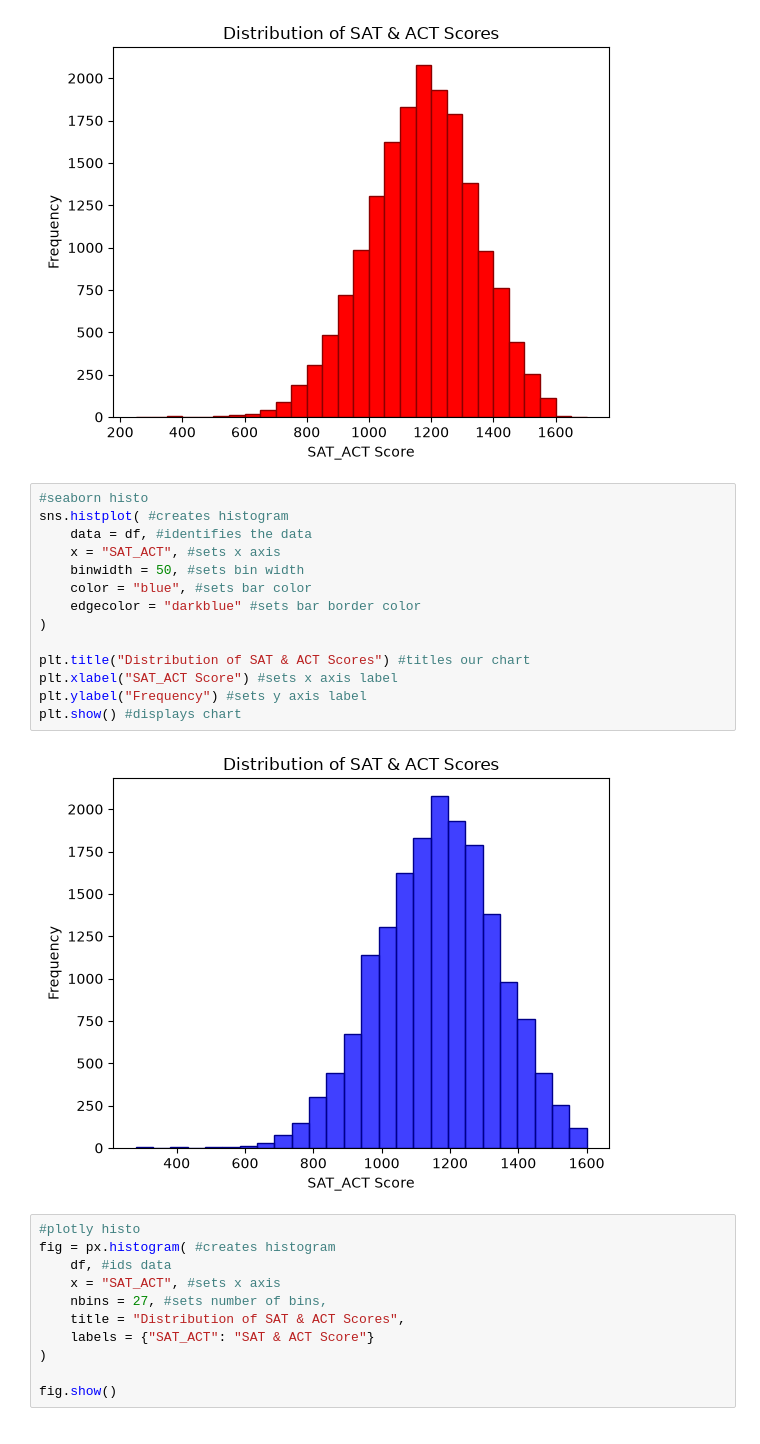
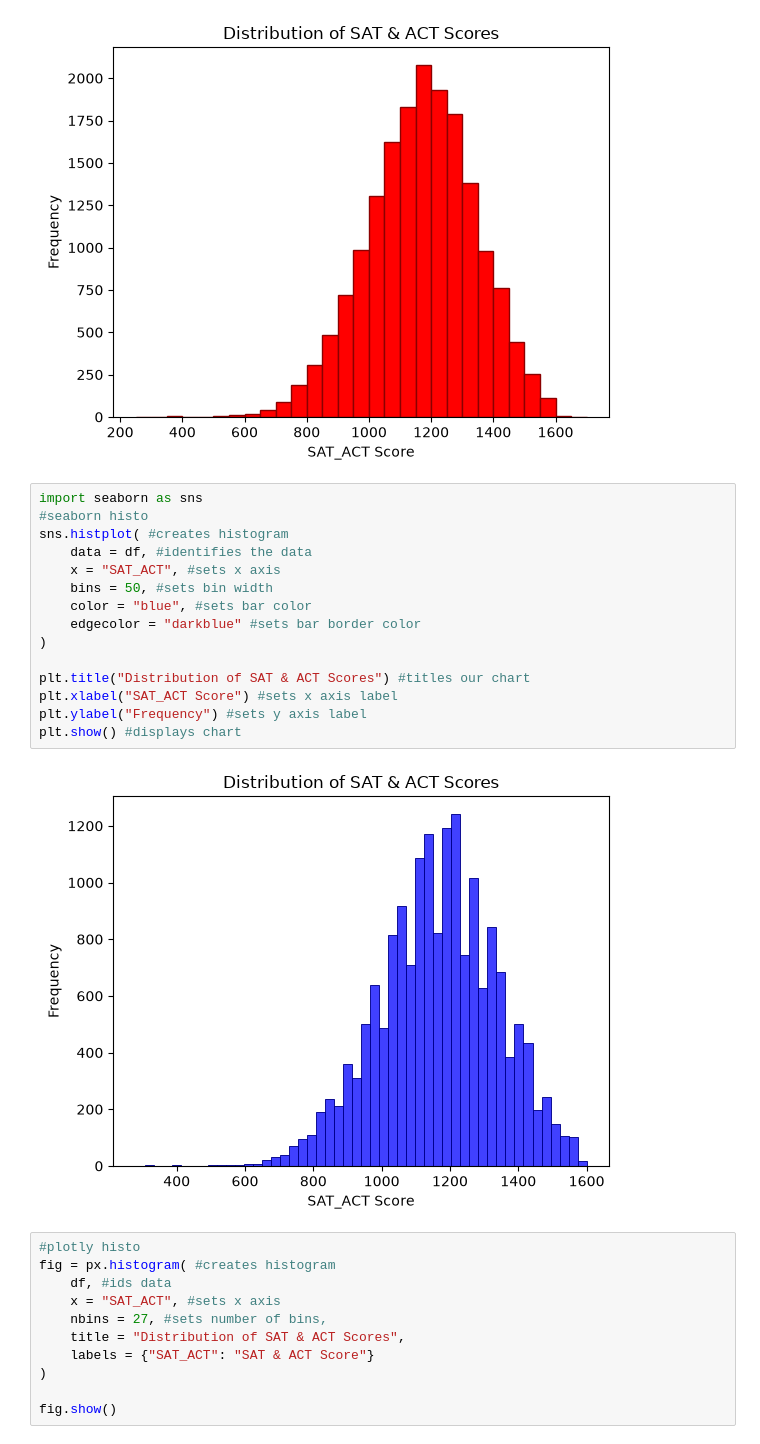
Before and after one commit to brianhoffmeister/Cascadia, a Jupyter notebook: Week 13 - Uni Admissions.ipynb, the cells around one changed output. Drawn from its saved outputs; the diff is of its cells as text.

```diff
--- a/Week 13 - Uni Admissions.ipynb
+++ b/Week 13 - Uni Admissions.ipynb
@@ -100,21 +100,22 @@ plt.show() #displays chart
 # %% [output]
 [figure]
 # %%
+import seaborn as sns
 #seaborn histo
 sns.histplot( #creates histogram
     data = df, #identifies the data
     x = "SAT_ACT", #sets x axis
-    binwidth = 50, #sets bin width
+    bins = 50, #sets bin width
     color = "blue", #sets bar color
     edgecolor = "darkblue" #sets bar border color
 )
 
 plt.title("Distribution of SAT & ACT Scores") #titles our chart
 plt.xlabel("SAT_ACT Score") #sets x axis label
 plt.ylabel("Frequency") #sets y axis label
 plt.show() #displays chart
 # %% [output]
-[figure, old version]
+[figure, new version]
 # %%
 #plotly histo
 fig = px.histogram( #creates histogram
```
Also changed, not shown: parts of 7 cells of this notebook.
